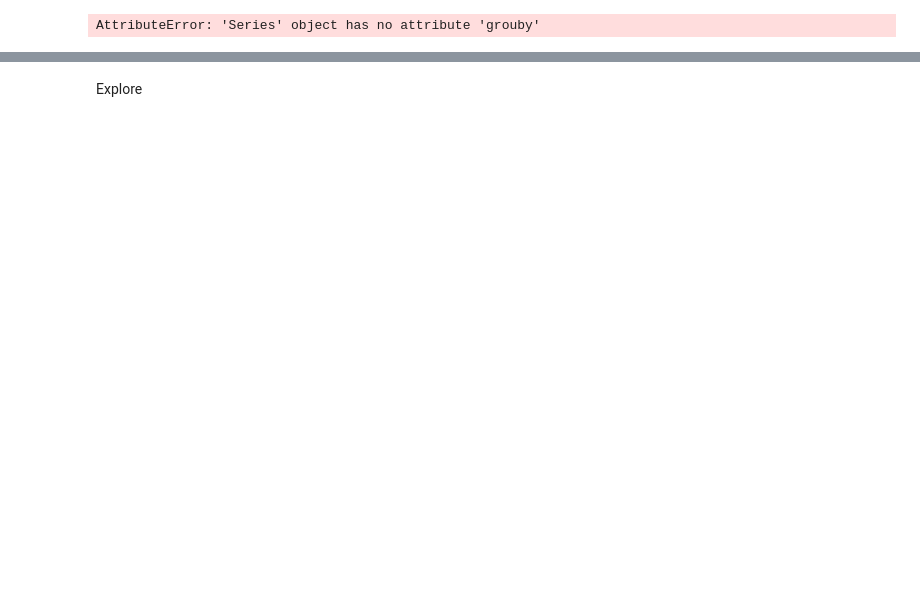
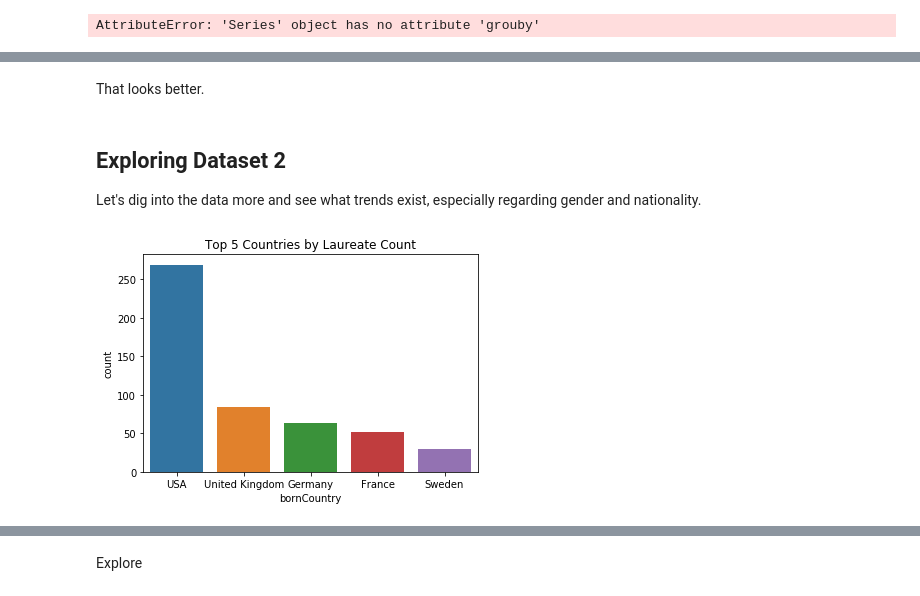
Before and after one commit to ctrosenberg/ml-class, a Jupyter notebook: Homework 1.ipynb, the cells around one changed output, grey strips where cells are left out. Saved outputs shown, nothing was run; the diff lists cells and outputs as text; code cells hidden in the pictures; blank space fills up the shorter version.

```diff
--- a/Homework 1.ipynb
+++ b/Homework 1.ipynb
@@ -169,0 +169,5 @@ Dataset 1:
+# %%
+#Read in JSON data
+get_request = requests.get("http://api.nobelprize.org/v1/laureate.json")
+nobel_dict = json.loads(get_request.text)
+nobel_dict.keys()
@@ -169,0 +176,4 @@ Dataset 1:
+# %%
+#create data frame
+nobel_prizes = pd.DataFrame(nobel_dict['laureates'])
+nobel_prizes.head()
@@ -169,0 +195,3 @@ Dataset 1:
+# %%
+#Let's clean up a few columns
+nobel_prizes = nobel_prizes.drop(['bornCity','diedCity','id'], axis=1)
@@ -169,0 +215,3 @@ Dataset 1:
+# %%
+#drop rows missing bornCountry
+nobel_prizes = nobel_prizes[pd.notnull(nobel_prizes['bornCountry'])]
@@ -169,0 +232,12 @@ Dataset 1:
+# %% [markdown]
+That looks better.
+# %% [markdown]
+## Exploring Dataset 2
+Let's dig into the data more and see what trends exist, especially regarding gender and nationality.
+# %%
+#What countries produced the most Nobel laureates?
+plot = sns.countplot(nobel_prizes['bornCountry'], order=nobel_prizes.bornCountry.value_counts().iloc[:5].index)
+plot.set_title('Top 5 Countries by Laureate Count')
+plt.show()
+# %% [output]
+[figure, added]
```
Also changed, not shown: parts of 22 cells of this notebook.
